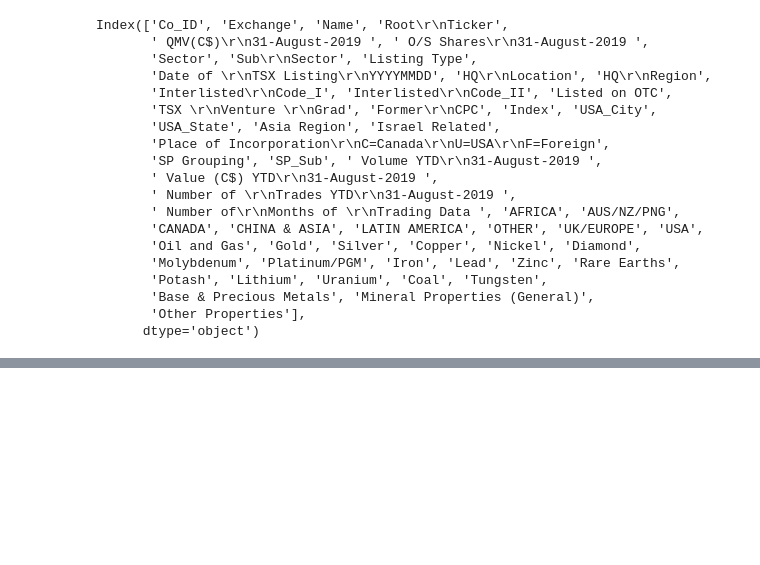
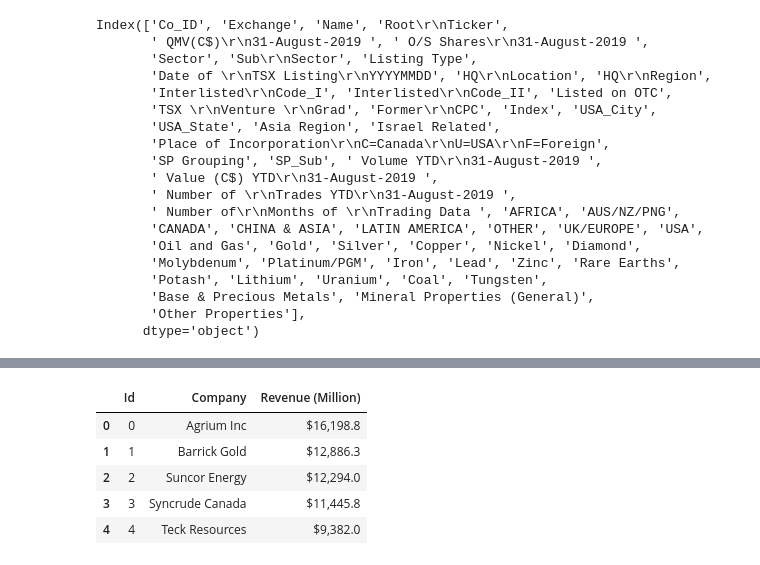
Before and after one commit to andyqu94/ETL-project, a Jupyter notebook: Untitled.ipynb, the cells around one changed output, grey strips where cells are left out. Cells and saved outputs as stored; diff of their text form; code cells hidden in the pictures; blank space fills up the shorter version.

```diff
--- a/Untitled.ipynb
+++ b/Untitled.ipynb
@@ -83,3 +130,14 @@ mining_2019_df4.head()
 | 2 | 2 | Alamos Gold Inc. | 3,657,653,840 | 389,941,774 | ON | 158,642,886 | 1,095,336,767 | 499,733 |
 | 3 | 3 | Alderon Iron Ore Corp. | 32,748,069 | 139,353,486 | BC | 11,466,467 | 4,005,100 | 4,783 |
 | 4 | 4 | Alexco Resource Corp. | 377,892,461 | 116,994,570 | BC | 24,154,610 | 49,603,338 | 61,615 |
+# %%
+#reseting index
+mining40_df4=mining40_df3.rename(columns={"index":"Id"})
+mining40_df4.head()
+# %% [output]
+|  | Id | Company | Revenue (Million) |
+| 0 | 0 | Agrium Inc | $16,198.8 |
+| 1 | 1 | Barrick Gold | $12,886.3 |
+| 2 | 2 | Suncor Energy | $12,294.0 |
+| 3 | 3 | Syncrude Canada | $11,445.8 |
+| 4 | 4 | Teck Resources | $9,382.0 |
```
Also changed, not shown: parts of 4 cells of this notebook.
